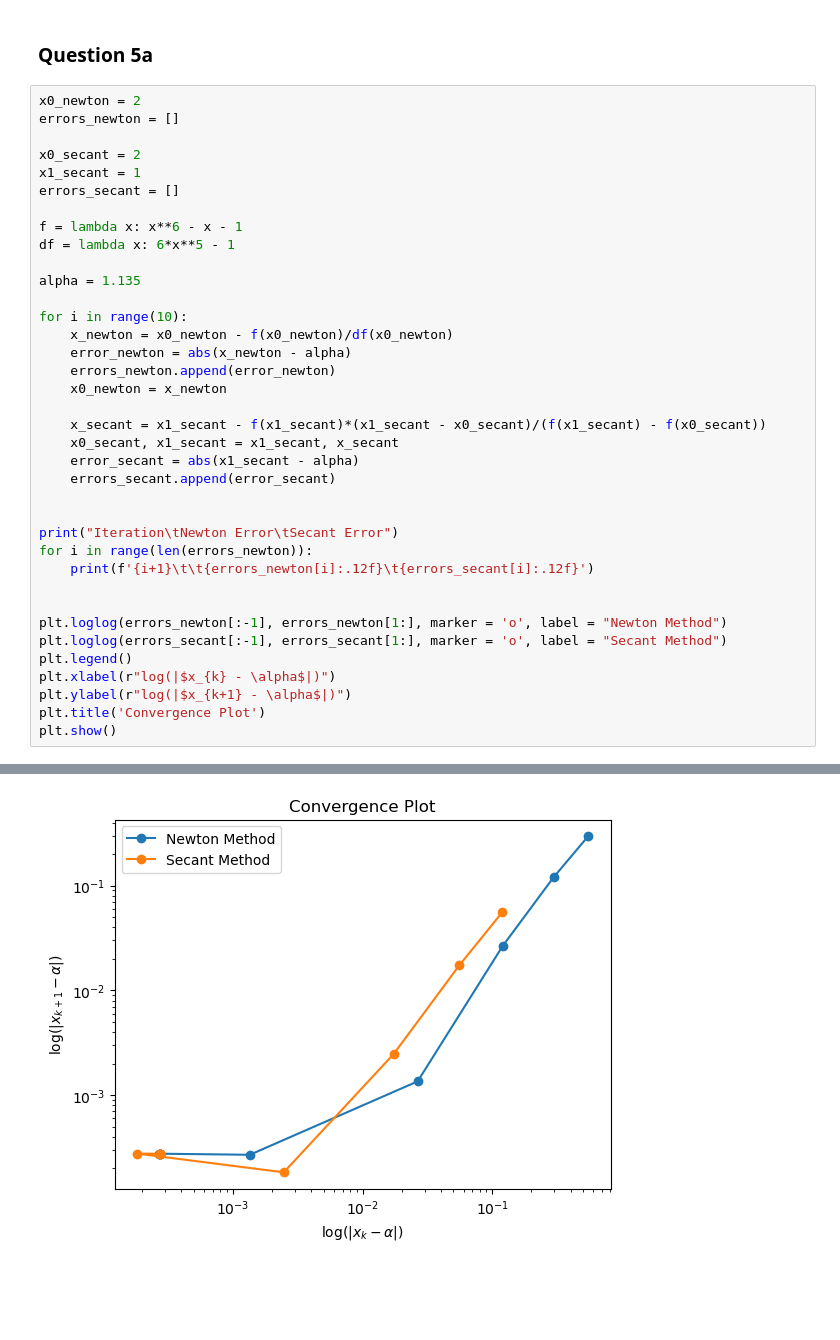
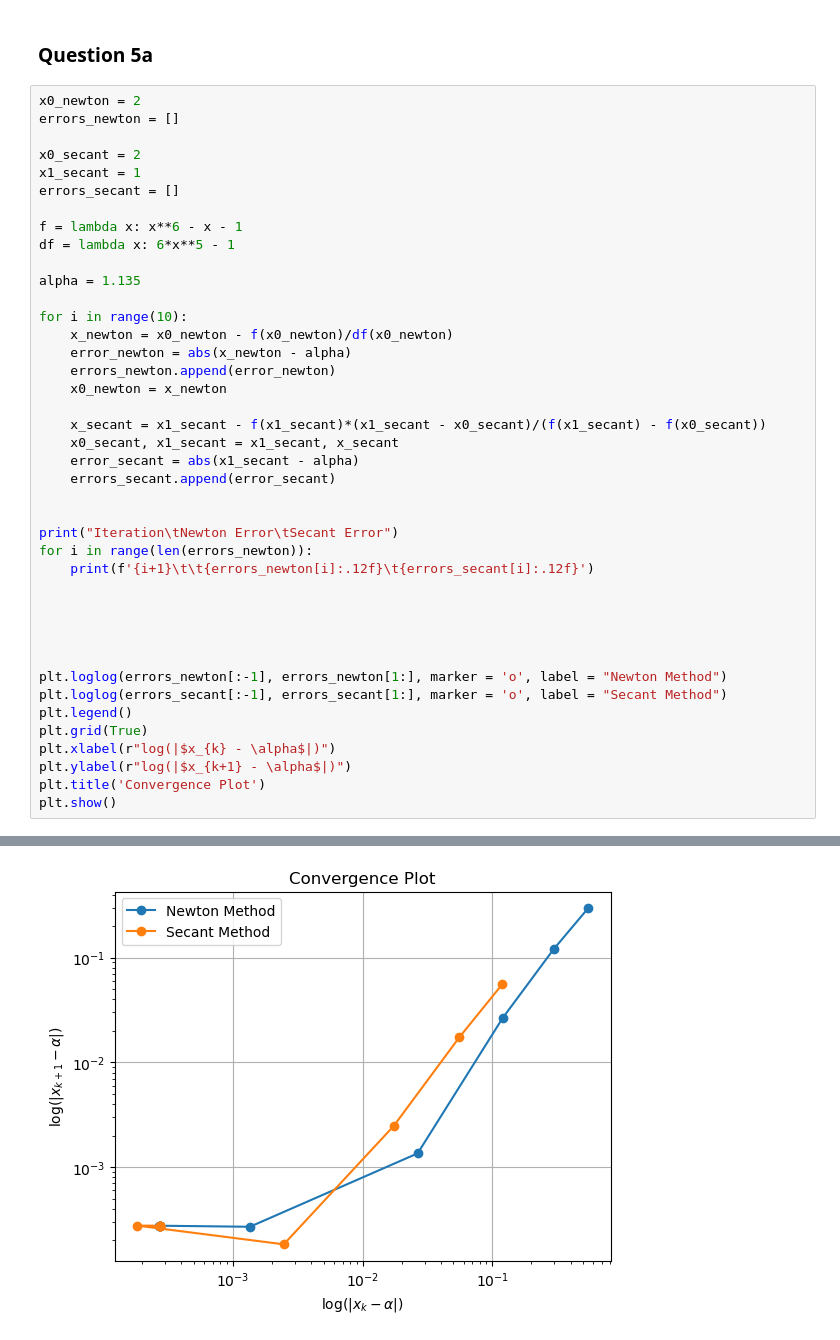
Before and after one commit to Connor4600/TestRep, a Jupyter notebook: Homeworks/Homework 4/Homework 4.ipynb, the cells around one changed output, grey strips where cells are left out. Drawn from its saved outputs; the diff is of its cells as text; blank space fills up the shorter version.

```diff
--- a/Homeworks/Homework 4/Homework 4.ipynb
+++ b/Homeworks/Homework 4/Homework 4.ipynb
@@ -209,31 +213,35 @@ for i in range(10):
     x_secant = x1_secant - f(x1_secant)*(x1_secant - x0_secant)/(f(x1_secant) - f(x0_secant))
     x0_secant, x1_secant = x1_secant, x_secant
     error_secant = abs(x1_secant - alpha)
     errors_secant.append(error_secant)
 
 
 print("Iteration\tNewton Error\tSecant Error")
 for i in range(len(errors_newton)):
     print(f'{i+1}\t\t{errors_newton[i]:.12f}\t{errors_secant[i]:.12f}')
 
 
+
+
+
 plt.loglog(errors_newton[:-1], errors_newton[1:], marker = 'o', label = "Newton Method")
 plt.loglog(errors_secant[:-1], errors_secant[1:], marker = 'o', label = "Secant Method")
 plt.legend()
+plt.grid(True)
 plt.xlabel(r"log(|$x_{k} - \alpha$|)")
 plt.ylabel(r"log(|$x_{k+1} - \alpha$|)")
 plt.title('Convergence Plot')
 plt.show()
 # %% [output]
 Iteration       Newton Error    Secant Error
 1               0.545628272251  0.118870967742
 2               0.295738988239  0.055577768677
 3               0.119970956109  0.017344169058
 4               0.026538432773  0.002468449784
 5               0.001353274171  0.000183191995
 6               0.000269471656  0.000276354051
 7               0.000275861500  0.000275861709
 8               0.000275861598  0.000275861598
 9               0.000275861598  0.000275861598
 10              0.000275861598  0.000275861598
-[figure, old version]
+[figure, new version]
```
Also changed, not shown: parts of 1 cell of this notebook.
